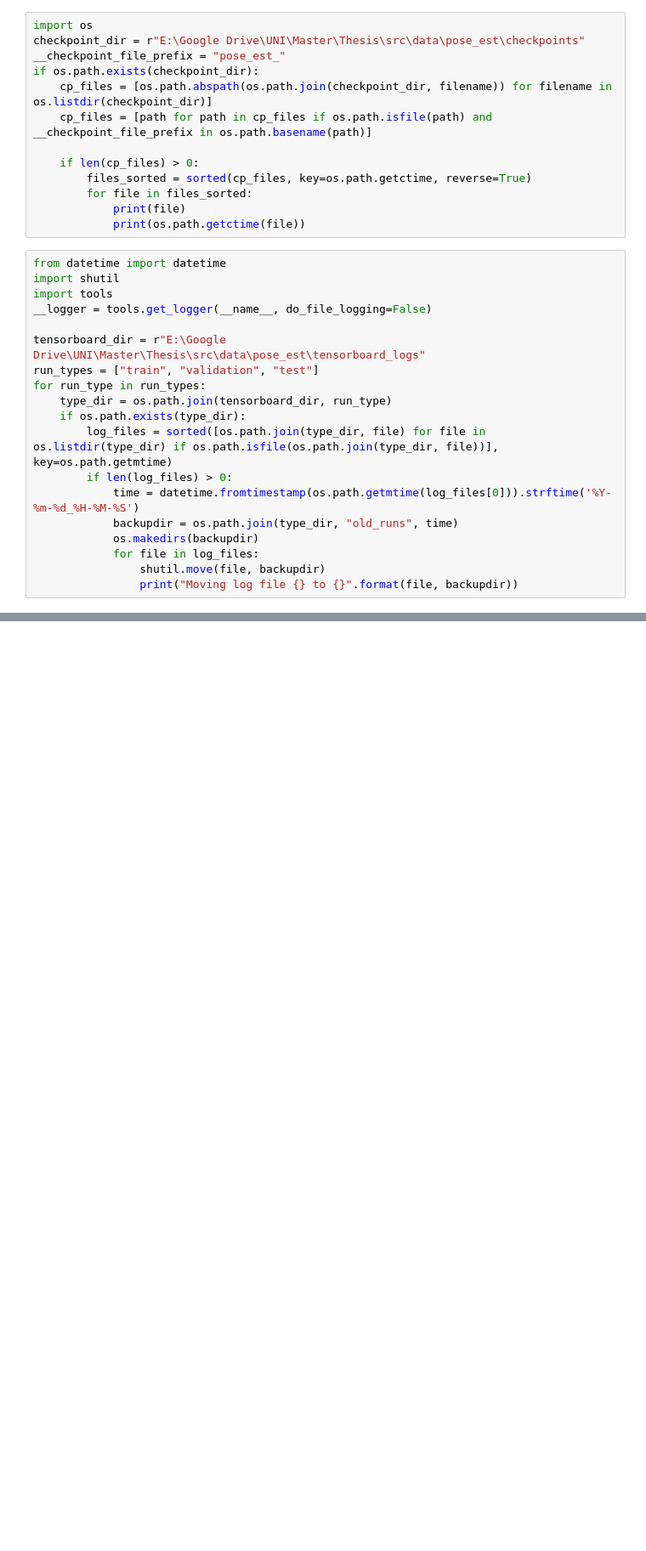
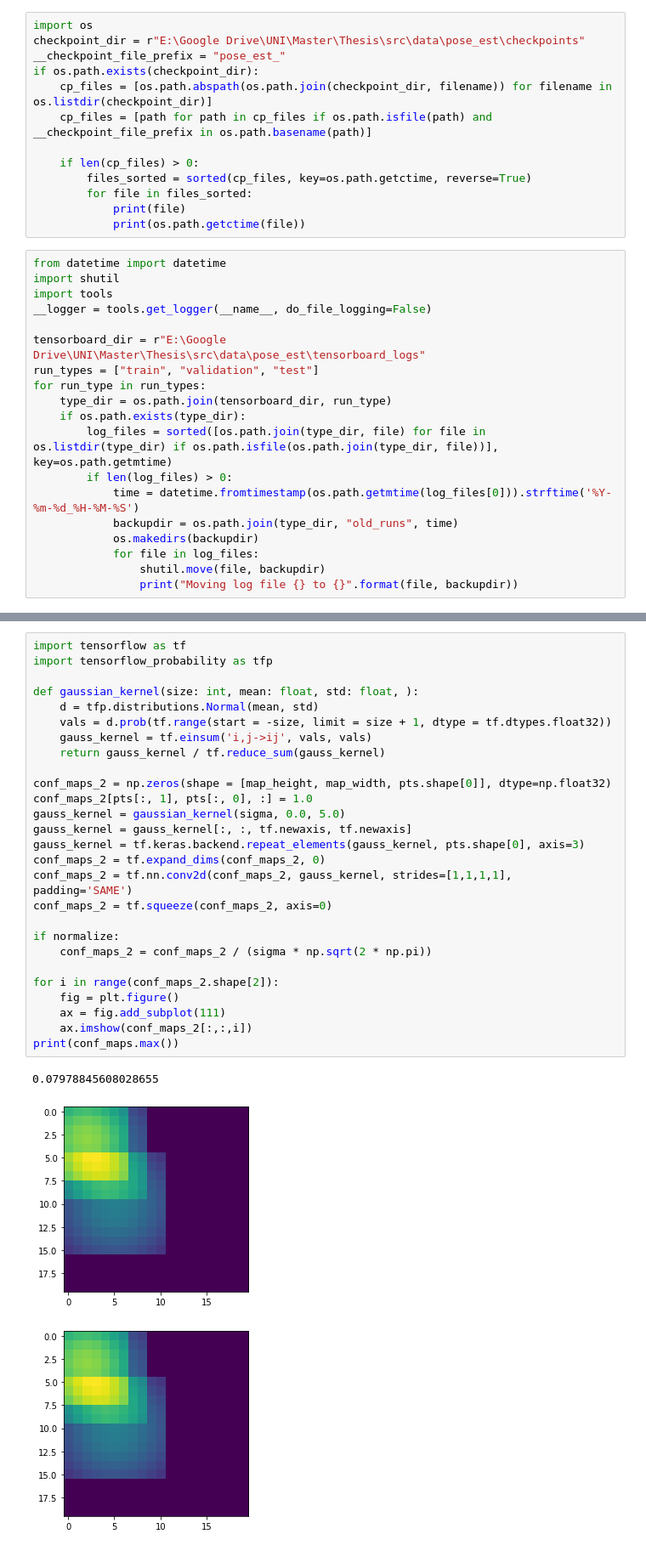
Before and after one commit to muellesi/master-thesis, a Jupyter notebook: src/playground/tests.ipynb, the cells around one changed output, grey strips where cells are left out. Shown at 85% size. Drawn from its saved outputs; the diff is of its cells as text; blank space fills up the shorter version.

```diff
--- a/src/playground/tests.ipynb
+++ b/src/playground/tests.ipynb
@@ -174,0 +208,31 @@ AttributeError: 'RealsenseCamera' object has no attribute 'realsense_settings'
+# %%
+import tensorflow as tf
+import tensorflow_probability as tfp
+
+def gaussian_kernel(size: int, mean: float, std: float, ):
+    d = tfp.distributions.Normal(mean, std)
+    vals = d.prob(tf.range(start = -size, limit = size + 1, dtype = tf.dtypes.float32))
+    gauss_kernel = tf.einsum('i,j->ij', vals, vals)
+    return gauss_kernel / tf.reduce_sum(gauss_kernel)
+
+conf_maps_2 = np.zeros(shape = [map_height, map_width, pts.shape[0]], dtype=np.float32)
+conf_maps_2[pts[:, 1], pts[:, 0], :] = 1.0
+gauss_kernel = gaussian_kernel(sigma, 0.0, 5.0)
+gauss_kernel = gauss_kernel[:, :, tf.newaxis, tf.newaxis]
+gauss_kernel = tf.keras.backend.repeat_elements(gauss_kernel, pts.shape[0], axis=3)
+conf_maps_2 = tf.expand_dims(conf_maps_2, 0)
+conf_maps_2 = tf.nn.conv2d(conf_maps_2, gauss_kernel, strides=[1,1,1,1], padding='SAME')
+conf_maps_2 = tf.squeeze(conf_maps_2, axis=0)
+
+if normalize:
+    conf_maps_2 = conf_maps_2 / (sigma * np.sqrt(2 * np.pi))
+
+for i in range(conf_maps_2.shape[2]):
+    fig = plt.figure()
+    ax = fig.add_subplot(111)
+    ax.imshow(conf_maps_2[:,:,i])
+print(conf_maps.max())
+# %% [output]
+0.07978845608028655
+[figure, added]
+[figure, added]
```
Also changed, not shown: parts of 6 cells of this notebook, 20 other files.
